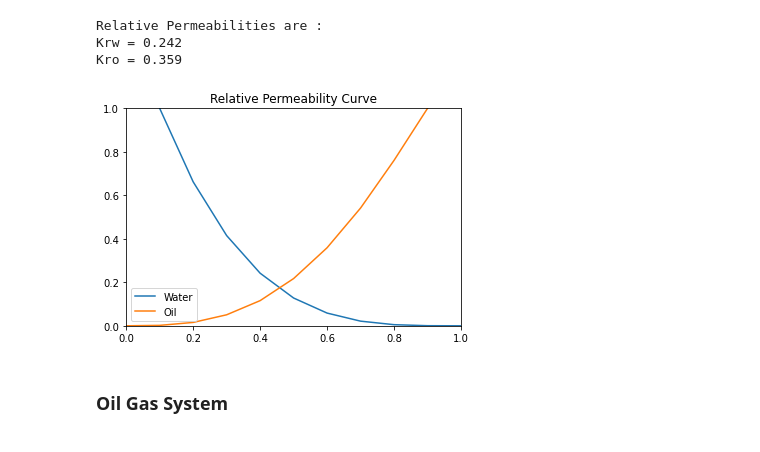
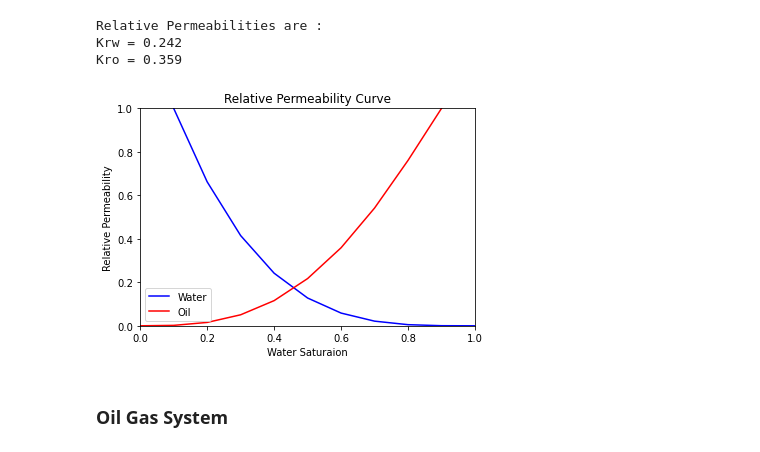
Before and after one commit to saeedtelvari/two-phase-relative-permeability-correlations, a Jupyter notebook: Wyllie-Gardner.ipynb, the cells around one changed output. Saved outputs shown, nothing was run; the diff lists cells and outputs as text; code cells hidden in the pictures.

Commit message:
Added Kr plots

```diff
--- a/Wyllie-Gardner.ipynb
+++ b/Wyllie-Gardner.ipynb
@@ -48,17 +48,19 @@ S_g = [i/10 for i in range(10, -1, -1)]
 # %%
 Y_ow = [WG.oil_water(Sw = S_w[i], So = S_o[i], Swc = Swc, rock_type = rock_type) for i in range(0, 11)]
 y_w = [i[0] for i in Y_ow]
-y_o = [i[1] for i in Y_ow]
+y_o_ow = [i[1] for i in Y_ow]
 # %%
 plt.ylim([0, 1])
 plt.xlim([0, 1])
-plt.plot(S_w, y_w, label = 'Water')
-plt.plot(S_o, y_o, label = 'Oil')
+plt.plot(S_w, y_w, color = 'blue', label = 'Water')
+plt.plot(S_o, y_o_ow, color = 'red', label = 'Oil')
 plt.legend()
+plt.xlabel('Water Saturaion')
+plt.ylabel('Relative Permeability')
 plt.title('Relative Permeability Curve')
 plt.show()
 # %% [output]
-[figure, old version]
+[figure, new version]
 # %% [markdown]
 ### Oil Gas System
 # %%
```
Also changed, not shown: parts of 2 cells of this notebook.
